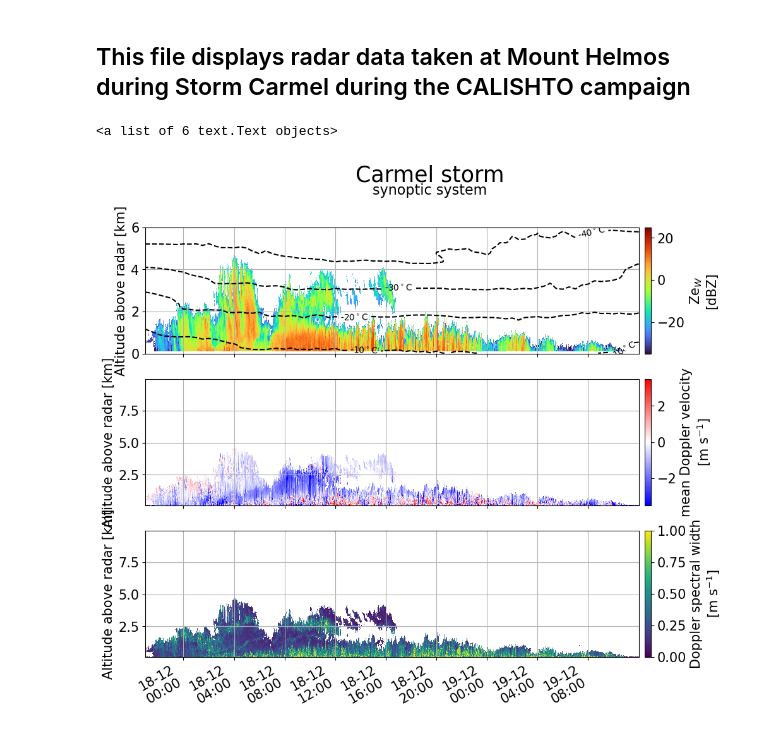
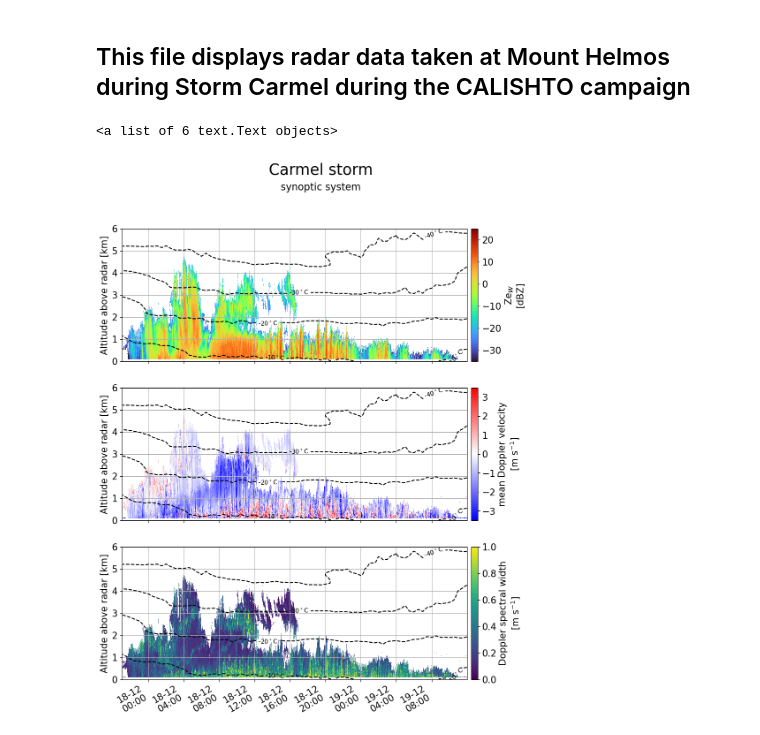
Before and after one commit to eliotperrin/Mixed-phase-cloud-with-CR-SIM, a Jupyter notebook: Radar_datas.ipynb, the cells around one changed output. Cells and saved outputs as stored; diff of their text form; code cells hidden in the pictures.

```diff
--- a/Radar_datas.ipynb
+++ b/Radar_datas.ipynb
@@ -78,28 +78,36 @@ with open('/Users/eliotperrin/Desktop/Travail de bachelor/comparaison/variables.
     wrf_time_spin_up_end, ZZmiddle_1000, tCNT_T = pickle.load(f)
 # %%
 plt.rcParams['font.size']=15
-fig,axs = plt.subplots(3,1,figsize=(12,10),sharex=True)
+fig,axs = plt.subplots(3,1,figsize=(12,15),sharex=True)
 fig.suptitle('Carmel storm', fontsize=25)
 fig.text(0.5, 0.95, 'synoptic system', fontsize=16, ha='center', va='top')
 im0=axs[0].pcolormesh(x_axis,Rgates,Ze_plot.T,vmin=-35,vmax=25,cmap='turbo')
 plt.colorbar(im0,label=r'Ze$_{W}$'+'\n[dBZ]',pad=.01,ax=axs[0])
 im1=axs[1].pcolormesh(x_axis,Rgates,mdv_plot.T,vmin=-3.5,vmax=3.5,cmap='bwr')
 plt.colorbar(im1,label=r'mean Doppler velocity'+'\n[m s$^{-1}$]',pad=.01,ax=axs[1])
 im2=axs[2].pcolormesh(x_axis,Rgates,Spectral_width_plot.T,vmin=0,vmax=1,cmap='viridis')
 plt.colorbar(im2,label=r'Doppler spectral width'+'\n[m s$^{-1}$]',pad=.01,ax=axs[2])
 axs[0].set_ylabel('Altitude above radar [km]')
 axs[1].set_ylabel('Altitude above radar [km]')
 axs[2].set_ylabel('Altitude above radar [km]')
 axs[0].grid()
 axs[1].grid()
 axs[2].grid()
 axs[2].xaxis.set_major_formatter(date_fmt)
 axs[0].set_ylim(0,6)
+axs[1].set_ylim(0,6)
+axs[2].set_ylim(0,6)
 fig.autofmt_xdate()
 
 
 cs = axs[0].contour(wrf_time_spin_up_end,ZZmiddle_1000, (tCNT_T),levels=np.arange(-50, 0,10), colors='black')
 axs[0].clabel(cs, inline=True,fontsize=10, fmt='%d$^\circ$C')
+
+cs = axs[1].contour(wrf_time_spin_up_end,ZZmiddle_1000, (tCNT_T),levels=np.arange(-50, 0,10), colors='black')
+axs[1].clabel(cs, inline=True,fontsize=10, fmt='%d$^\circ$C')
+
+cs = axs[2].contour(wrf_time_spin_up_end,ZZmiddle_1000, (tCNT_T),levels=np.arange(-50, 0,10), colors='black')
+axs[2].clabel(cs, inline=True,fontsize=10, fmt='%d$^\circ$C')
 # %% [output]
 <a list of 6 text.Text objects>
-[figure, old version]
+[figure, new version]
```
